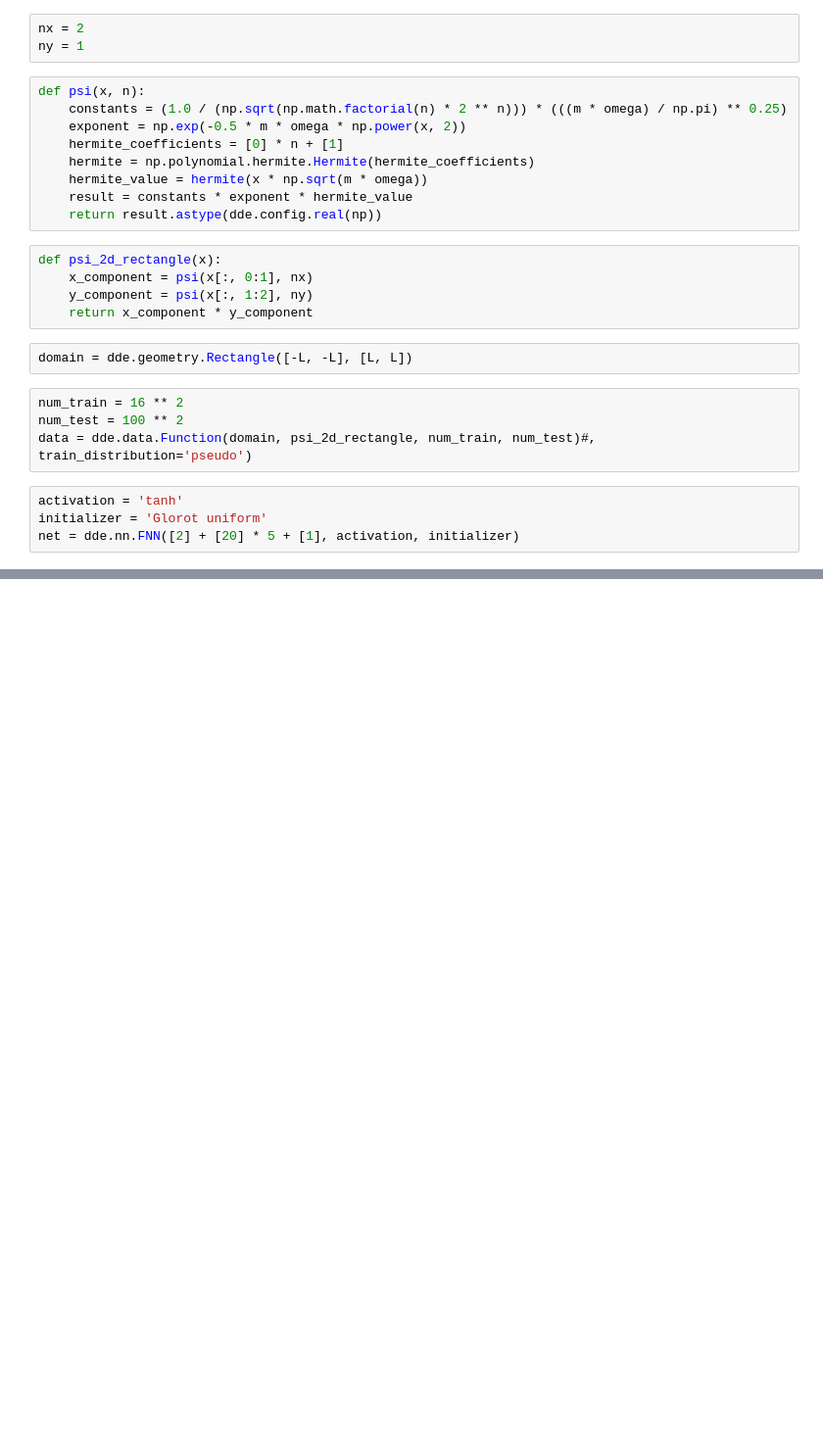
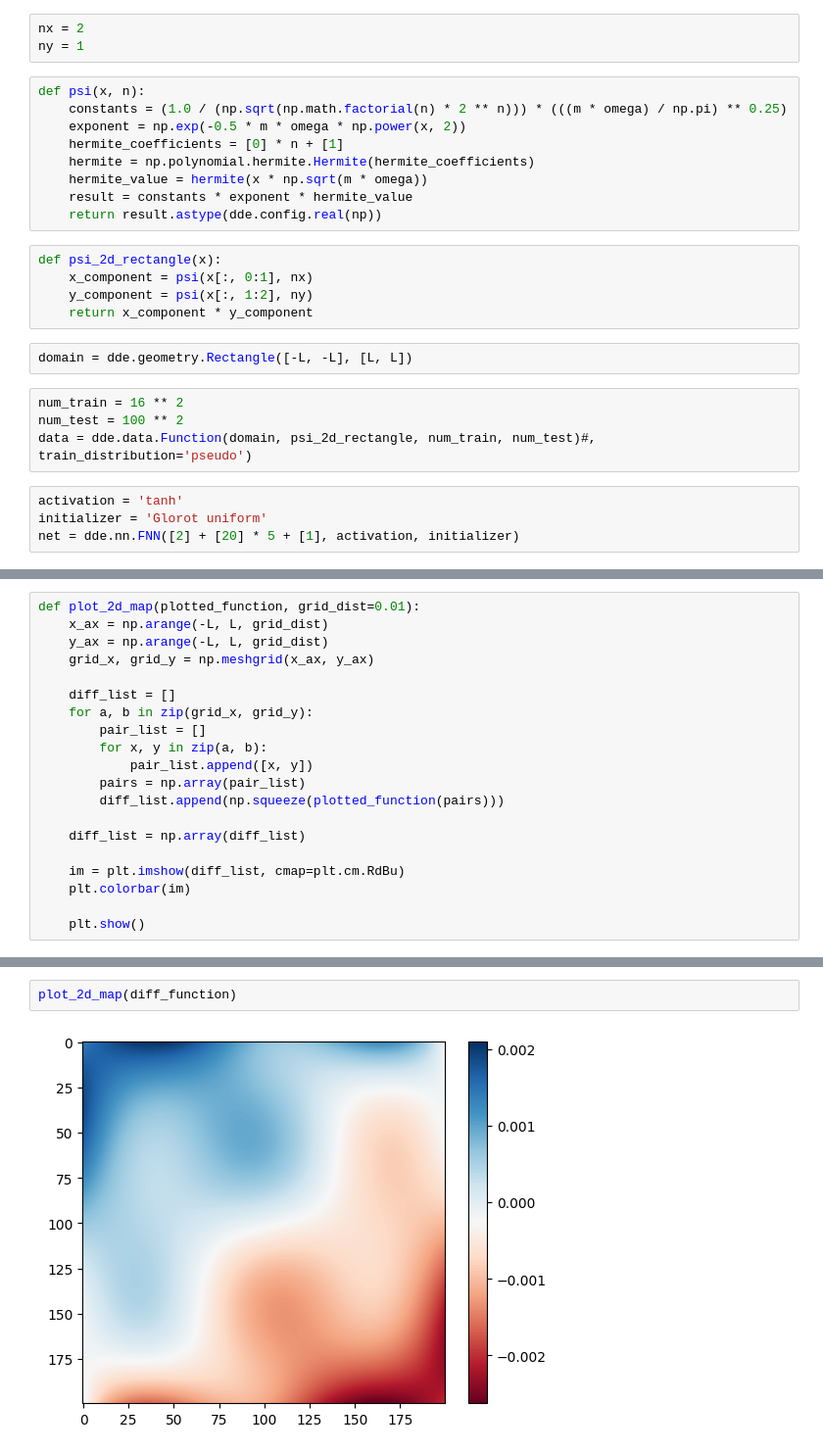
Before and after one commit to pwrobel5/quant-chem-pinns, a Jupyter notebook: harmonic-oscillator/2d/from-function.ipynb, the cells around one changed output, grey strips where cells are left out. Shown at 98% size. Cells and saved outputs as stored; diff of their text form; blank space fills up the shorter version.

Commit message:
2D harmonic oscillator learned from function - update

```diff
--- a/harmonic-oscillator/2d/from-function.ipynb
+++ b/harmonic-oscillator/2d/from-function.ipynb
@@ -112 +112,21 @@ array([[0.00077558],
+# %%
+def plot_2d_map(plotted_function, grid_dist=0.01):
+    x_ax = np.arange(-L, L, grid_dist)
+    y_ax = np.arange(-L, L, grid_dist)
+    grid_x, grid_y = np.meshgrid(x_ax, y_ax)
+
+    diff_list = []
+    for a, b in zip(grid_x, grid_y):
+        pair_list = []
+        for x, y in zip(a, b):
+            pair_list.append([x, y])
+        pairs = np.array(pair_list)
+        diff_list.append(np.squeeze(plotted_function(pairs)))
+
+    diff_list = np.array(diff_list)
+
+    im = plt.imshow(diff_list, cmap=plt.cm.RdBu)
+    plt.colorbar(im)
+
+    plt.show()
 # %%
@@ -135,0 +156,4 @@ plt.show()
+# %%
+plot_2d_map(diff_function)
+# %% [output]
+[figure, added]
```
Also changed, not shown: parts of 11 cells of this notebook.
